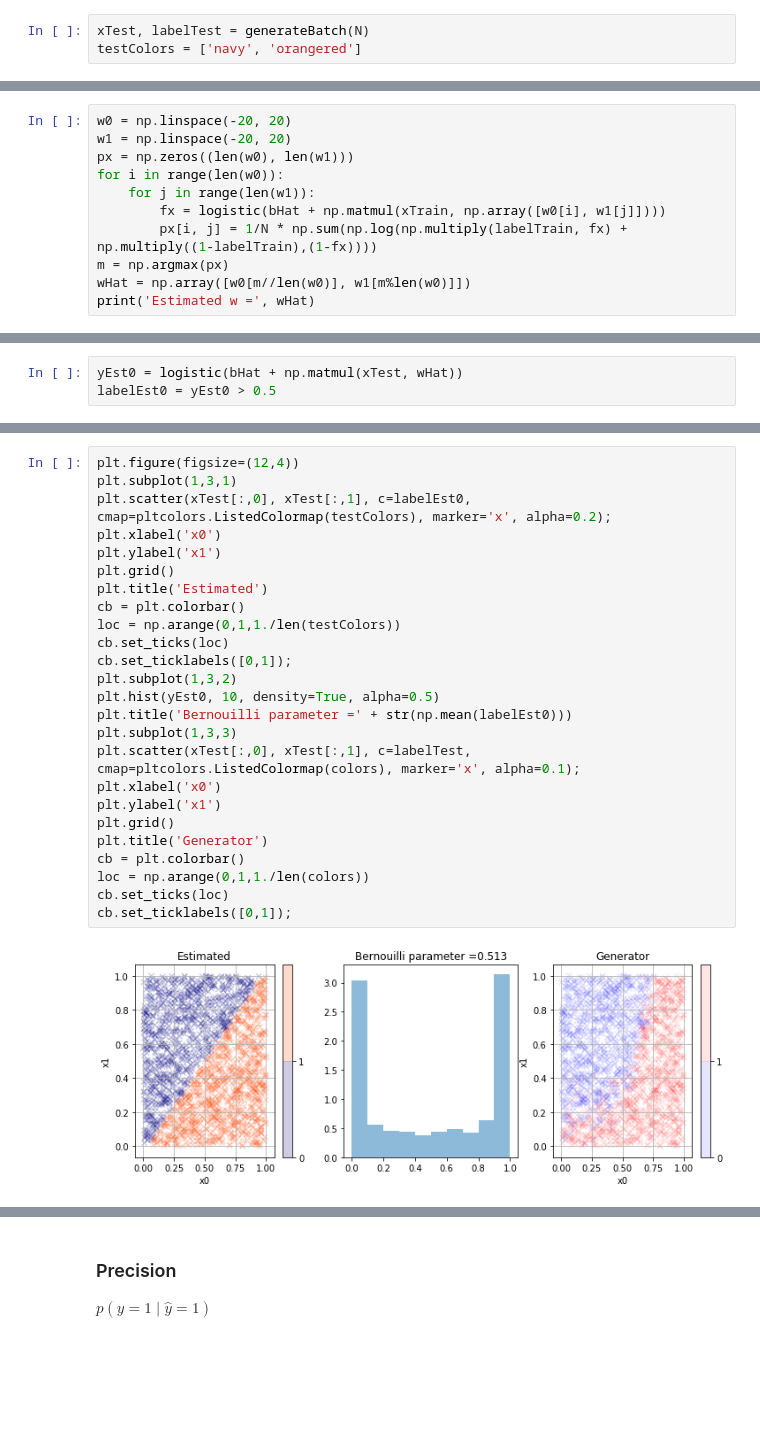
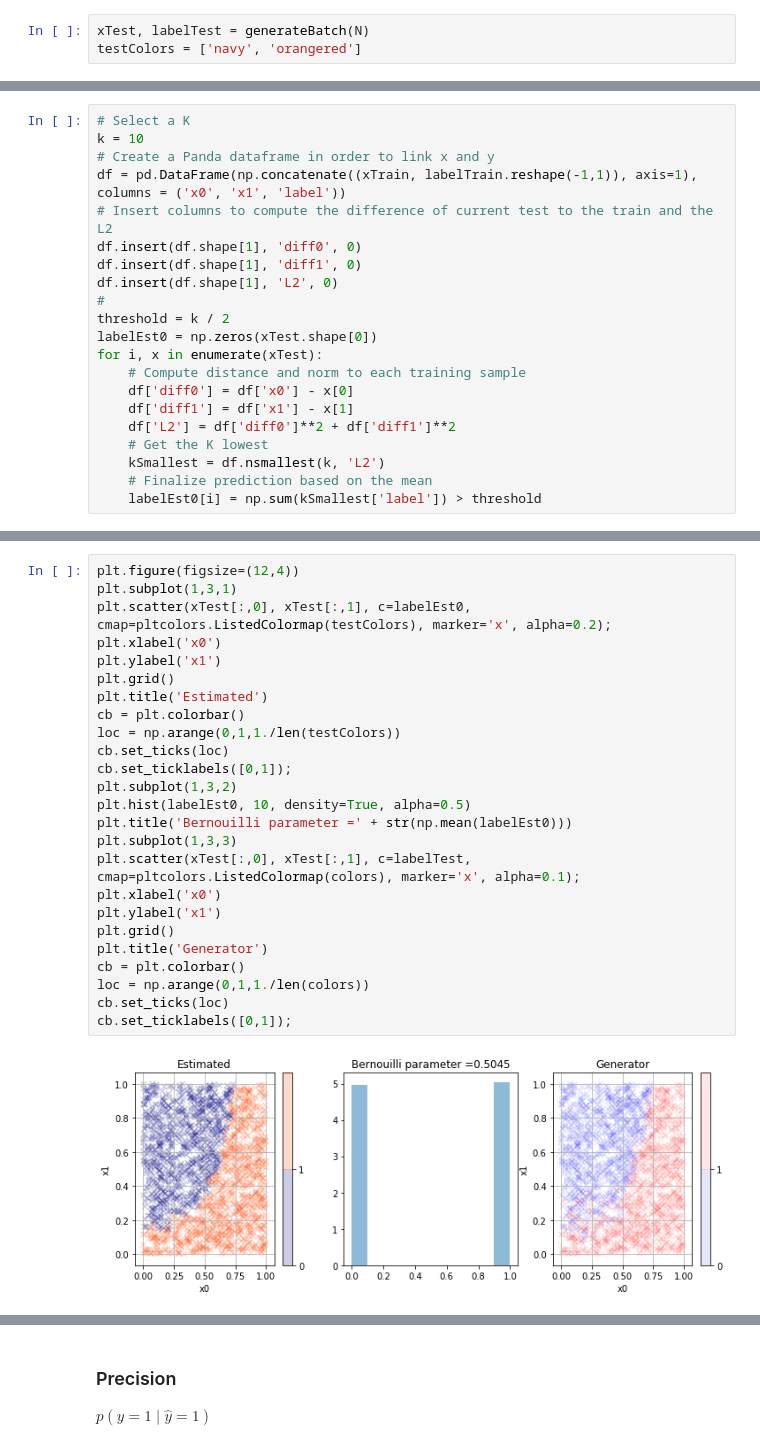
Before and after one commit to tonio73/data-science, a Jupyter notebook: classification/ClassificationContinuous2Features-KNN.ipynb, the cells around one changed output, grey strips where cells are left out. Cells and saved outputs as stored; diff of their text form; blank space fills up the shorter version.

```diff
--- a/classification/ClassificationContinuous2Features-KNN.ipynb
+++ b/classification/ClassificationContinuous2Features-KNN.ipynb
@@ -98,11 +90,0 @@ Estimated b = -0.408163265306122
-# %%
-w0 = np.linspace(-20, 20)
-w1 = np.linspace(-20, 20)
-px = np.zeros((len(w0), len(w1)))
-for i in range(len(w0)):
-    for j in range(len(w1)):
-        fx = logistic(bHat + np.matmul(xTrain, np.array([w0[i], w1[j]])))
-        px[i, j] = 1/N * np.sum(np.log(np.multiply(labelTrain, fx) + np.multiply((1-labelTrain),(1-fx))))
-m = np.argmax(px)
-wHat = np.array([w0[m//len(w0)], w1[m%len(w0)]])
-print('Estimated w =', wHat)
@@ -111 +93,22 @@ Estimated w = [ 11.02040816 -10.20408163]
+# %%
+# Select a K
+k = 10
+# Create a Panda dataframe in order to link x and y
+df = pd.DataFrame(np.concatenate((xTrain, labelTrain.reshape(-1,1)), axis=1), columns = ('x0', 'x1', 'label'))
+# Insert columns to compute the difference of current test to the train and the L2
+df.insert(df.shape[1], 'diff0', 0)
+df.insert(df.shape[1], 'diff1', 0)
+df.insert(df.shape[1], 'L2', 0)
+#
+threshold = k / 2
+labelEst0 = np.zeros(xTest.shape[0])
+for i, x in enumerate(xTest):
+    # Compute distance and norm to each training sample
+    df['diff0'] = df['x0'] - x[0]
+    df['diff1'] = df['x1'] - x[1]
+    df['L2'] = df['diff0']**2 + df['diff1']**2
+    # Get the K lowest
+    kSmallest = df.nsmallest(k, 'L2')
+    # Finalize prediction based on the mean
+    labelEst0[i] = np.sum(kSmallest['label']) > threshold
 # %% [markdown]
@@ -113,3 +115,0 @@ Estimated w = [ 11.02040816 -10.20408163]
-# %%
-yEst0 = logistic(bHat + np.matmul(xTest, wHat))
-labelEst0 = yEst0 > 0.5
@@ -120,30 +116,30 @@ labelEst0.shape
 # %%
 plt.figure(figsize=(12,4))
 plt.subplot(1,3,1)
 plt.scatter(xTest[:,0], xTest[:,1], c=labelEst0, cmap=pltcolors.ListedColormap(testColors), marker='x', alpha=0.2);
 plt.xlabel('x0')
 plt.ylabel('x1')
 plt.grid()
 plt.title('Estimated')
 cb = plt.colorbar()
 loc = np.arange(0,1,1./len(testColors))
 cb.set_ticks(loc)
 cb.set_ticklabels([0,1]);
 plt.subplot(1,3,2)
-plt.hist(yEst0, 10, density=True, alpha=0.5)
+plt.hist(labelEst0, 10, density=True, alpha=0.5)
 plt.title('Bernouilli parameter =' + str(np.mean(labelEst0)))
 plt.subplot(1,3,3)
 plt.scatter(xTest[:,0], xTest[:,1], c=labelTest, cmap=pltcolors.ListedColormap(colors), marker='x', alpha=0.1);
 plt.xlabel('x0')
 plt.ylabel('x1')
 plt.grid()
 plt.title('Generator')
 cb = plt.colorbar()
 loc = np.arange(0,1,1./len(colors))
 cb.set_ticks(loc)
 cb.set_ticklabels([0,1]);
 # %% [output]
-[figure, old version]
+[figure, new version]
 # %%
 accuracy0 = np.sum(labelTest == labelEst0)/N
 print('Accuracy =', accuracy0)
```
Also changed, not shown: parts of 17 cells of this notebook, 1 other file.
